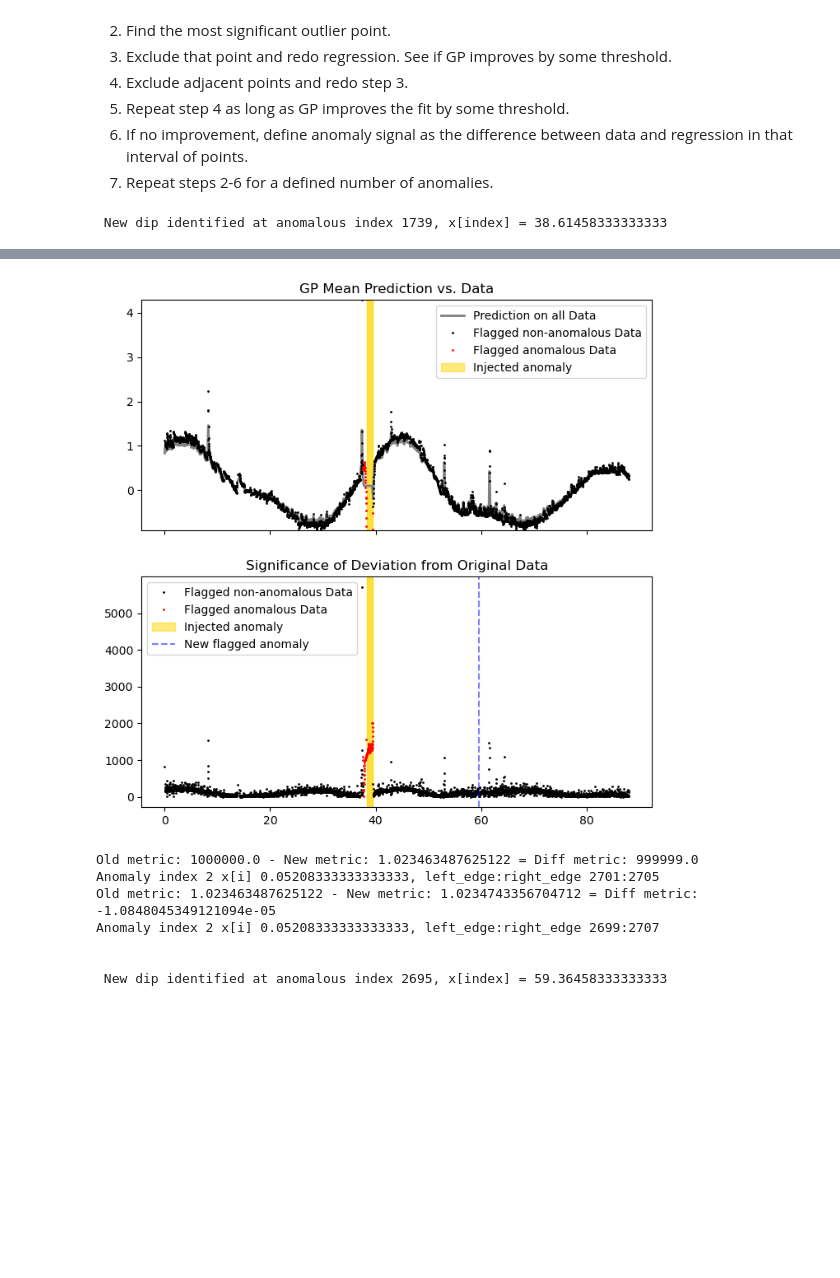
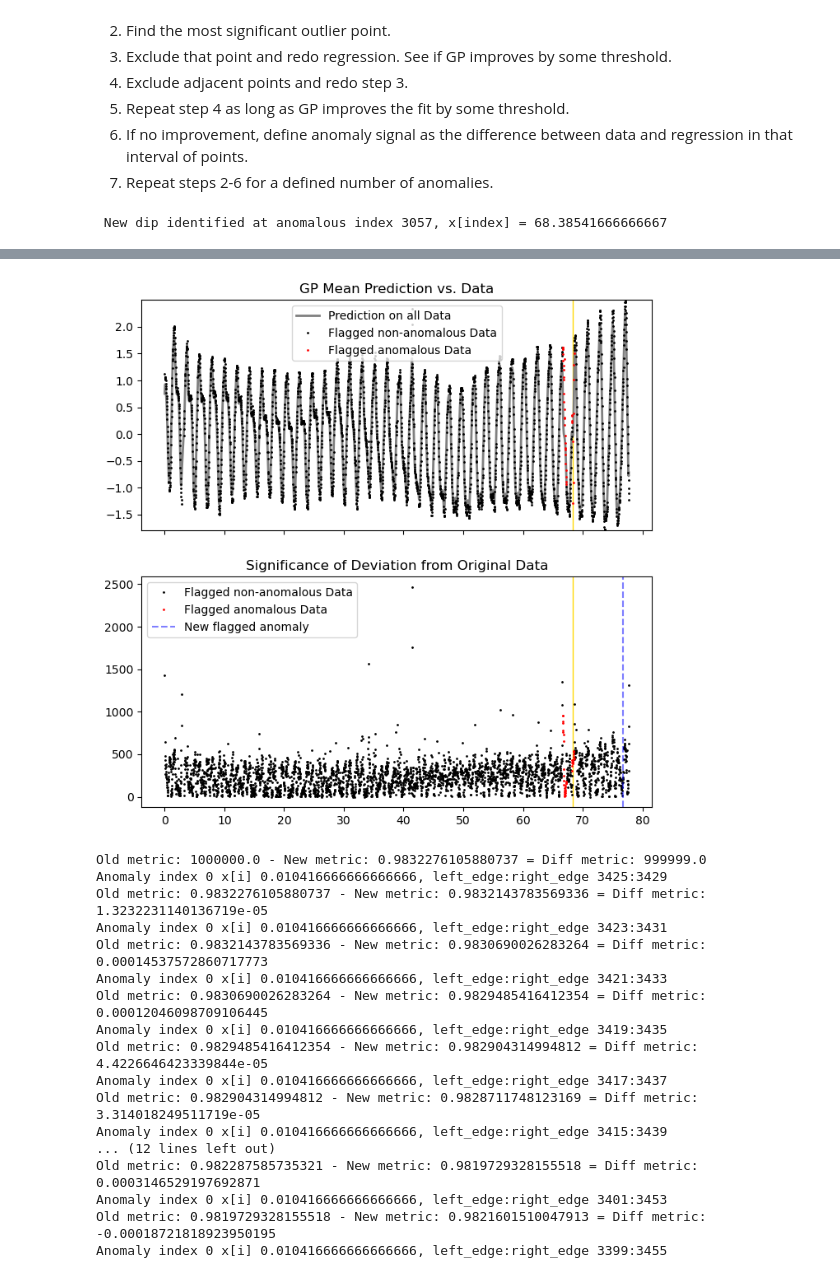
Before and after one commit to linneawolniewicz/dipper-detection, a Jupyter notebook: scripts/explore_gp.ipynb, the cells around one changed output, grey strips where cells are left out. Saved outputs shown, nothing was run; the diff lists cells and outputs as text; code cells hidden in the pictures; blank space fills up the shorter version.

```diff
--- a/scripts/explore_gp.ipynb
+++ b/scripts/explore_gp.ipynb
@@ -15,11 +15,11 @@ Using device: cpu
 # Load data
 # %%
 # Data and anomaly parameters
-file_number = 18
+file_number = 50
 shape = "gaussian"
-width = 14
-amp = -2.0
-loc = 1750
+width = 2
+amp = -1.0
+loc = 3057
 
 # Load the data
 data_dir = '../data/k2/'
@@ -87,10 +87,10 @@ Anomaly locations:
 # %%
 # Hyperparameters
 which_metric = 'msll' # 'rmse', 'nlpd', msll, or default is 'mll'
-num_anomalies = 4
+num_anomalies = 3
 num_steps = len(x)
 anomalous = np.zeros(num_steps) # 0 means non-anomalous, 1 means anomalous at that time step
-initial_lengthscale = 0.3**2 # If None, no lengtshcale is used (default) and the theta parameter is the identity matrix
+initial_lengthscale = 0.5 # If None, no lengthscale is used (default) and the theta parameter is the identity matrix
 expansion_param = 2 # how many indices left and right to increase anomaly by
 
 # Train GP model
@@ -113,7 +113,6 @@ for i in range(num_anomalies):
     with torch.no_grad(), gpytorch.settings.fast_pred_var():
         observed_pred = likelihood(model(x_tensor))
         pred_mean = observed_pred.mean.cpu().numpy()
-        pred_var = observed_pred.variance.cpu().numpy()
 
     # Find index of largest deviation
     sig_dev = (pred_mean - y) / y_err
@@ -126,10 +125,10 @@ for i in range(num_anomalies):
     axs[0].plot(x, pred_mean, "grey", lw=2, label="Prediction on all Data")
     axs[0].plot(x[(anomalous==0)], y_orig[(anomalous==0)], '.k', markersize=2, label="Flagged non-anomalous Data")
     axs[0].plot(x[(anomalous==1)], y_orig[(anomalous==1)], '.r', markersize=2, label="Flagged anomalous Data")
-    # Plot the anomaly region
-    axs[0].axvspan(x[int(anomaly_locs[0])] - 0.5, x[int(anomaly_locs[0])] + 0.5, color='gold', alpha=0.5, label="Injected anomaly")
-    for j in anomaly_locs:
-        axs[0].axvspan(x[int(j)] - 0.5, x[int(j)] + 0.5, color='gold', alpha=0.5)
+    # Plot the anomaly_range
+    for i in range(len(anomaly_locs)):
+        anomaly_range = np.arange(int(anomaly_locs[i]) - width, int(anomaly_locs[i]) + width)
+        axs[0].axvspan(x[anomaly_range[0]], x[anomaly_range[-1]], color='gold')
     axs[0].set_ylim(np.min(y_sub.cpu().numpy()), np.max(y_sub.cpu().numpy()))
     axs[0].legend()
 
@@ -137,10 +136,10 @@ for i in range(num_anomalies):
     axs[1].set_title("Significance of Deviation from Original Data")
     axs[1].plot(x[(anomalous==0)], np.abs(sig_dev[(anomalous==0)]), '.k', markersize=2, label="Flagged non-anomalous Data")
     axs[1].plot(x[(anomalous==1)], np.abs(sig_dev[(anomalous==1)]), '.r', markersize=2, label="Flagged anomalous Data")
-    # Plot the anomaly region
-    axs[1].axvspan(x[int(anomaly_locs[0])] - 0.5, x[int(anomaly_locs[0])] + 0.5, color='gold', alpha=0.5, label="Injected anomaly")
-    for j in anomaly_locs:
-        axs[1].axvspan(x[int(j)] - 0.5, x[int(j)] + 0.5, color='gold', alpha=0.5)
+    # Plot the anomaly_range
+    for i in range(len(anomaly_locs)):
+        anomaly_range = np.arange(int(anomaly_locs[i]) - width, int(anomaly_locs[i]) + width)
+        axs[1].axvspan(x[anomaly_range[0]], x[anomaly_range[-1]], color='gold')
     # Plot the index of the new anomaly
     axs[1].axvline(x=x[index], color='b', linestyle='--', alpha=0.5, label="New flagged anomaly")
     axs[1].legend()
@@ -165,23 +164,27 @@ for i in range(num_anomalies):
         # Re-fit the GP on non-anomalous data
         model, likelihood, mll = train_gp(x_sub, y_sub, y_err_sub, training_iterations=1, lengthscale=final_lengthscale, device=device)
 
-        # Predict on subset
+        # Predict
         model.eval()
         likelihood.eval()
         with torch.no_grad(), gpytorch.settings.fast_pred_var():
-            observed_pred = likelihood(model(x_sub))
-            pred_mean = observed_pred.mean.cpu().numpy()
-            pred_var = observed_pred.variance.cpu().numpy()
+            # Subset
+            observed_pred_sub = likelihood(model(x_sub))
+            pred_mean_sub = observed_pred.mean.cpu().numpy()
+
+            # Full
+            observed_pred_full = likelihood(model(x_tensor))
+            pred_mean_full = observed_pred_full.mean.cpu().numpy()
 
         # Calculate metric difference
         old_metric = metric
 
         if which_metric == 'nlpd':
-            metric = gpytorch.metrics.negative_log_predictive_density(observed_pred, y_sub)
+            metric = gpytorch.metrics.negative_log_predictive_density(observed_pred_sub, y_sub)
         elif which_metric == 'msll':
-            metric = gpytorch.metrics.mean_standardized_log_loss(observed_pred, y_sub)
+            metric = gpytorch.metrics.mean_standardized_log_loss(observed_pred_sub, y_sub)
         elif which_metric == 'rmse':
-            metric = np.sqrt(np.mean((pred_mean - y_sub.cpu().numpy())**2))
+            metric = np.sqrt(np.mean((pred_mean_sub - y_sub.cpu().numpy())**2))
         else: # metric == mll
             model.eval()
             likelihood.eval()
@@ -201,7 +204,7 @@ for i in range(num_anomalies):
         print(f"Anomaly index {i} x[i] {x[i]}, left_edge:right_edge {left_edge}:{right_edge}")
 
     # Update anomalous array and remove anomalies from y
-    y[left_edge:right_edge] = pred_mean[left_edge:right_edge]
+    y[left_edge:right_edge] = pred_mean_full[left_edge:right_edge]
     anomalous[left_edge:right_edge] = 1
 # %% [output]
- New dip identified at anomalous index 1739, x[index] = 38.61458333333333
+ New dip identified at anomalous index 3057, x[index] = 68.38541666666667
@@ -234,8 +241,18 @@ Anomaly index 1 x[i] 0.03125, left_edge:right_edge 1691:1779
-[figure, old version]
+[figure, new version]
-Old metric: 1000000.0 - New metric: 1.023463487625122 = Diff metric: 999999.0
-Anomaly index 2 x[i] 0.05208333333333333, left_edge:right_edge 2701:2705
-Old metric: 1.023463487625122 - New metric: 1.0234743356704712 = Diff metric: -1.0848045349121094e-05
-Anomaly index 2 x[i] 0.05208333333333333, left_edge:right_edge 2699:2707
-
-
- New dip identified at anomalous index 2695, x[index] = 59.36458333333333
+Old metric: 1000000.0 - New metric: 0.9832276105880737 = Diff metric: 999999.0
+Anomaly index 0 x[i] 0.010416666666666666, left_edge:right_edge 3425:3429
+Old metric: 0.9832276105880737 - New metric: 0.9832143783569336 = Diff metric: 1.3232231140136719e-05
+Anomaly index 0 x[i] 0.010416666666666666, left_edge:right_edge 3423:3431
+Old metric: 0.9832143783569336 - New metric: 0.9830690026283264 = Diff metric: 0.00014537572860717773
+Anomaly index 0 x[i] 0.010416666666666666, left_edge:right_edge 3421:3433
+Old metric: 0.9830690026283264 - New metric: 0.9829485416412354 = Diff metric: 0.00012046098709106445
+Anomaly index 0 x[i] 0.010416666666666666, left_edge:right_edge 3419:3435
+Old metric: 0.9829485416412354 - New metric: 0.982904314994812 = Diff metric: 4.4226646423339844e-05
+Anomaly index 0 x[i] 0.010416666666666666, left_edge:right_edge 3417:3437
+Old metric: 0.982904314994812 - New metric: 0.9828711748123169 = Diff metric: 3.314018249511719e-05
+Anomaly index 0 x[i] 0.010416666666666666, left_edge:right_edge 3415:3439
+... (12 lines left out)
+Old metric: 0.982287585735321 - New metric: 0.9819729328155518 = Diff metric: 0.0003146529197692871
+Anomaly index 0 x[i] 0.010416666666666666, left_edge:right_edge 3401:3453
+Old metric: 0.9819729328155518 - New metric: 0.9821601510047913 = Diff metric: -0.00018721818923950195
+Anomaly index 0 x[i] 0.010416666666666666, left_edge:right_edge 3399:3455
```
Also changed, not shown: parts of 5 cells of this notebook, 4 other files.
